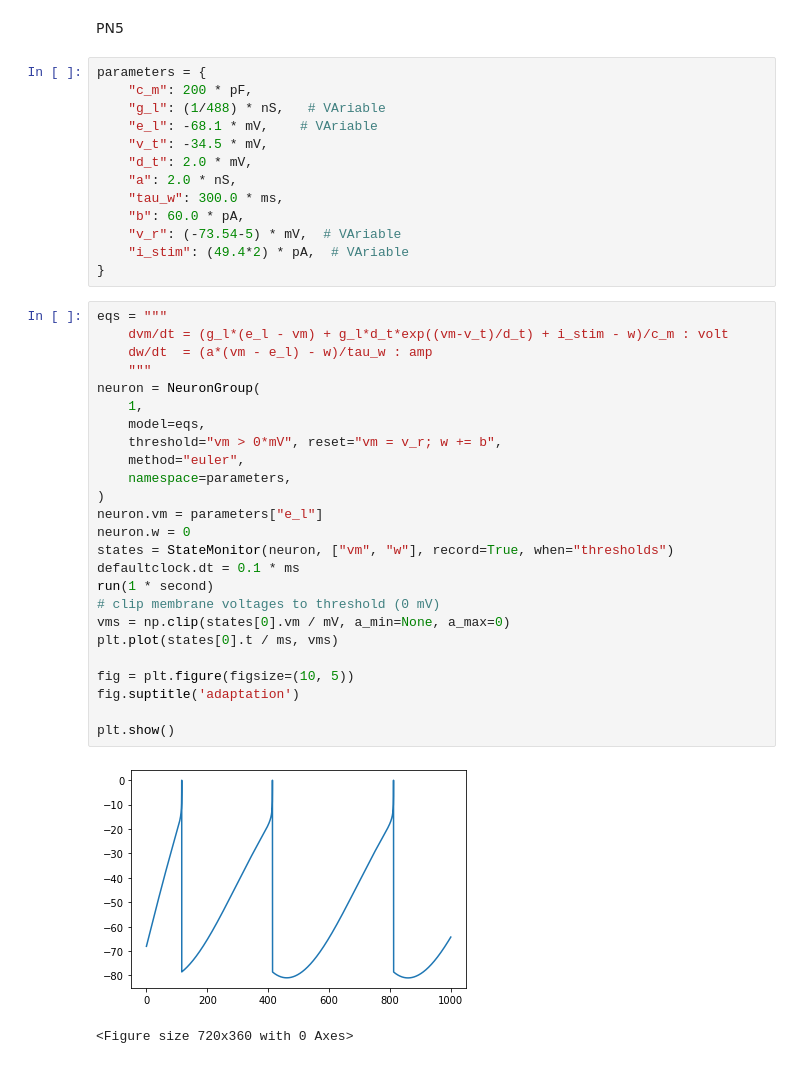
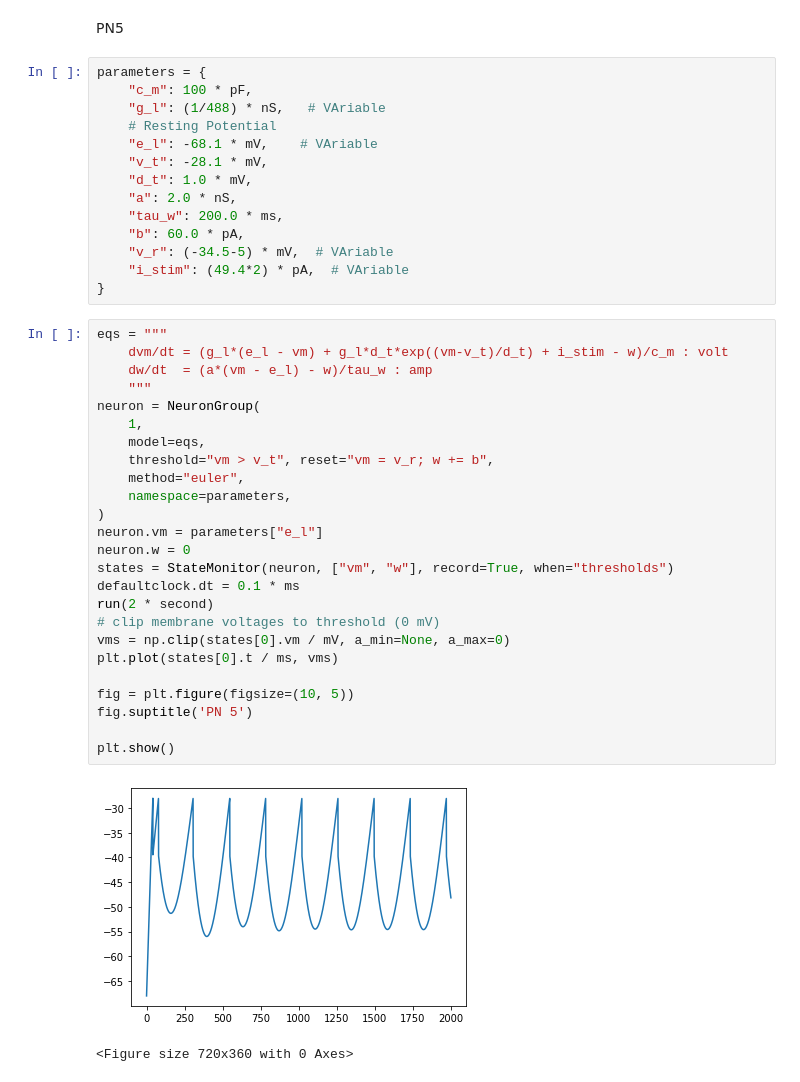
Before and after one commit to Jaffar-Hussein/ADEX, a Jupyter notebook: Models/claustrum_neurones_simulation.ipynb, the cells around one changed output. Drawn from its saved outputs; the diff is of its cells as text.

```diff
--- a/Models/claustrum_neurones_simulation.ipynb
+++ b/Models/claustrum_neurones_simulation.ipynb
@@ -201,42 +198,43 @@ plt.show()
 PN5
 # %%
 parameters = {
-    "c_m": 200 * pF,
+    "c_m": 100 * pF,
     "g_l": (1/488) * nS,   # VAriable
+    # Resting Potential
     "e_l": -68.1 * mV,    # VAriable
-    "v_t": -34.5 * mV,
-    "d_t": 2.0 * mV,
+    "v_t": -28.1 * mV,
+    "d_t": 1.0 * mV,
     "a": 2.0 * nS,
-    "tau_w": 300.0 * ms,
+    "tau_w": 200.0 * ms,
     "b": 60.0 * pA,
-    "v_r": (-73.54-5) * mV,  # VAriable
+    "v_r": (-34.5-5) * mV,  # VAriable
     "i_stim": (49.4*2) * pA,  # VAriable
 }
 # %%
 eqs = """
     dvm/dt = (g_l*(e_l - vm) + g_l*d_t*exp((vm-v_t)/d_t) + i_stim - w)/c_m : volt
     dw/dt  = (a*(vm - e_l) - w)/tau_w : amp
     """
 neuron = NeuronGroup(
     1,
     model=eqs,
-    threshold="vm > 0*mV", reset="vm = v_r; w += b",
+    threshold="vm > v_t", reset="vm = v_r; w += b",
     method="euler",
     namespace=parameters,
 )
 neuron.vm = parameters["e_l"]
 neuron.w = 0
 states = StateMonitor(neuron, ["vm", "w"], record=True, when="thresholds")
 defaultclock.dt = 0.1 * ms
-run(1 * second)
+run(2 * second)
 # clip membrane voltages to threshold (0 mV)
 vms = np.clip(states[0].vm / mV, a_min=None, a_max=0)
 plt.plot(states[0].t / ms, vms)
 
 fig = plt.figure(figsize=(10, 5))
-fig.suptitle('adaptation')
+fig.suptitle('PN 5')
 
 plt.show()
 # %% [output]
-[figure, old version]
+[figure, new version]
 <Figure size 720x360 with 0 Axes>
```
Also changed, not shown: parts of 9 cells of this notebook, 1 other file.
